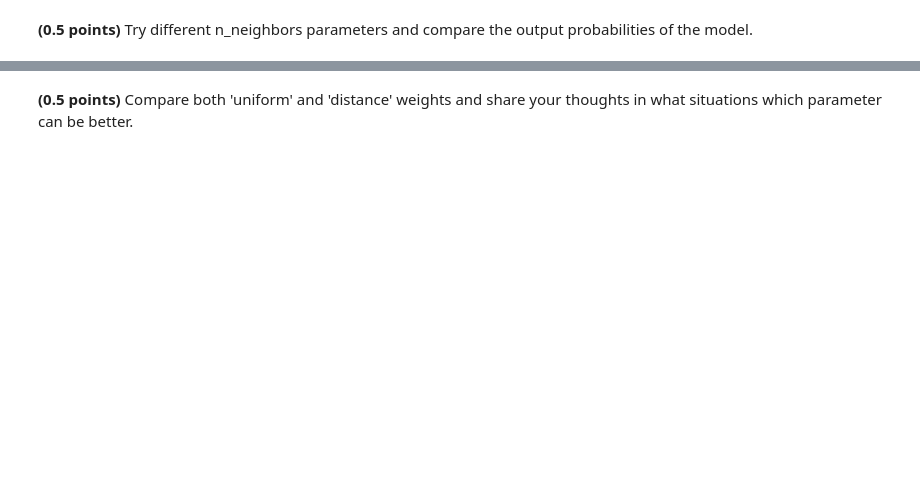
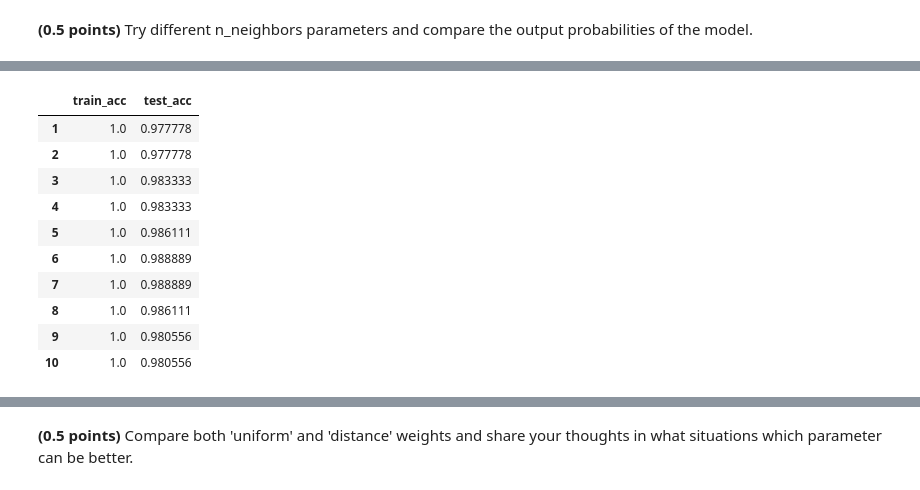
Before and after one commit to aslmyura/ml-python, a Jupyter notebook: 5_classification_linear_knn/hw_classification.ipynb, the cells around one changed output, grey strips where cells are left out. Cells and saved outputs as stored; diff of their text form; code cells hidden in the pictures; blank space fills up the shorter version.

```diff
--- a/5_classification_linear_knn/hw_classification.ipynb
+++ b/5_classification_linear_knn/hw_classification.ipynb
@@ -616,0 +642,16 @@ assert test_acc > 0.98
+# %%
+df = pd.DataFrame(train_acc_k, index=n_neigh, columns = ['train_acc'])
+df['test_acc'] = test_acc_k
+df.head(10)
+# %% [output]
+|  | train_acc | test_acc |
+| 1 | 1.0 | 0.977778 |
+| 2 | 1.0 | 0.977778 |
+| 3 | 1.0 | 0.983333 |
+| 4 | 1.0 | 0.983333 |
+| 5 | 1.0 | 0.986111 |
+| 6 | 1.0 | 0.988889 |
+| 7 | 1.0 | 0.988889 |
+| 8 | 1.0 | 0.986111 |
+| 9 | 1.0 | 0.980556 |
+| 10 | 1.0 | 0.980556 |
```
Also changed, not shown: parts of 28 cells of this notebook.
